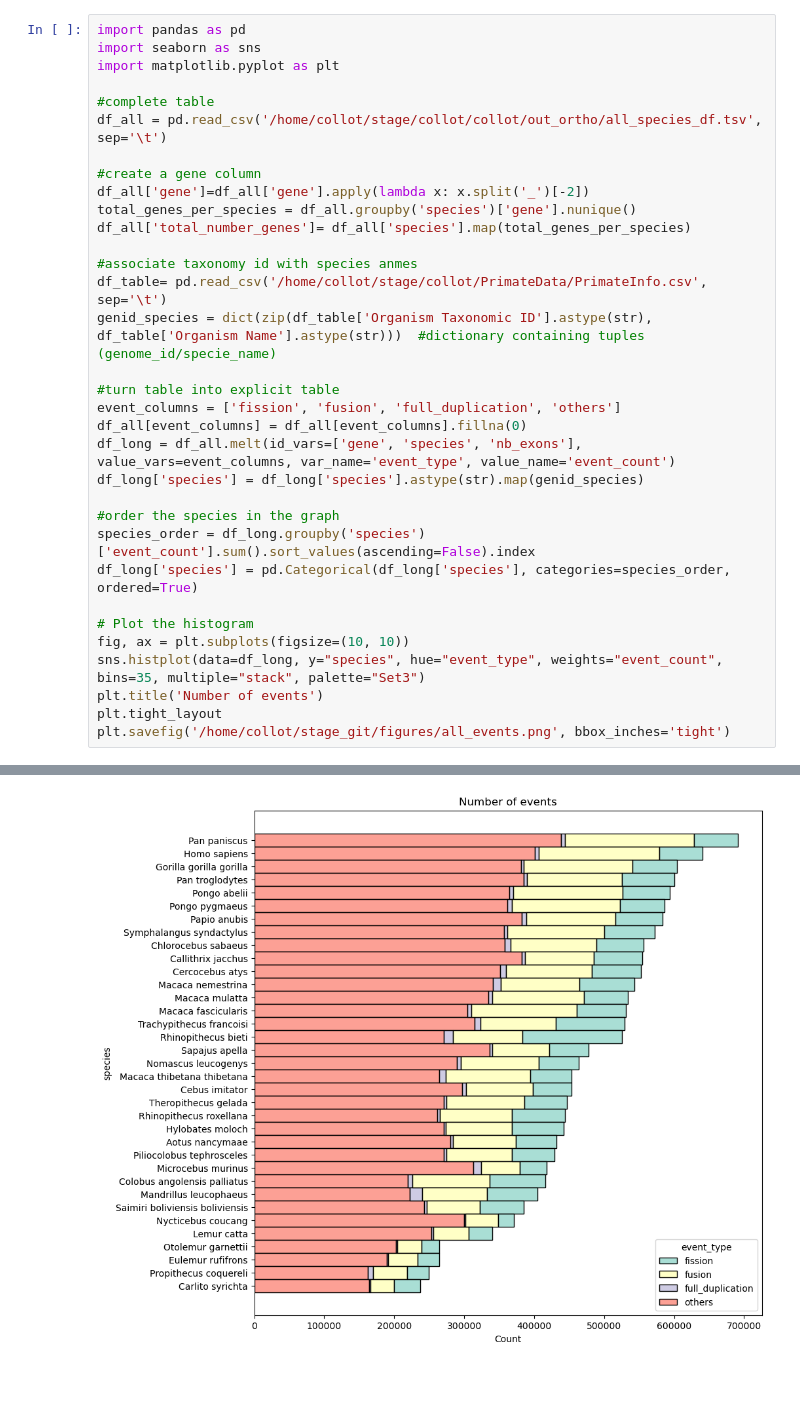
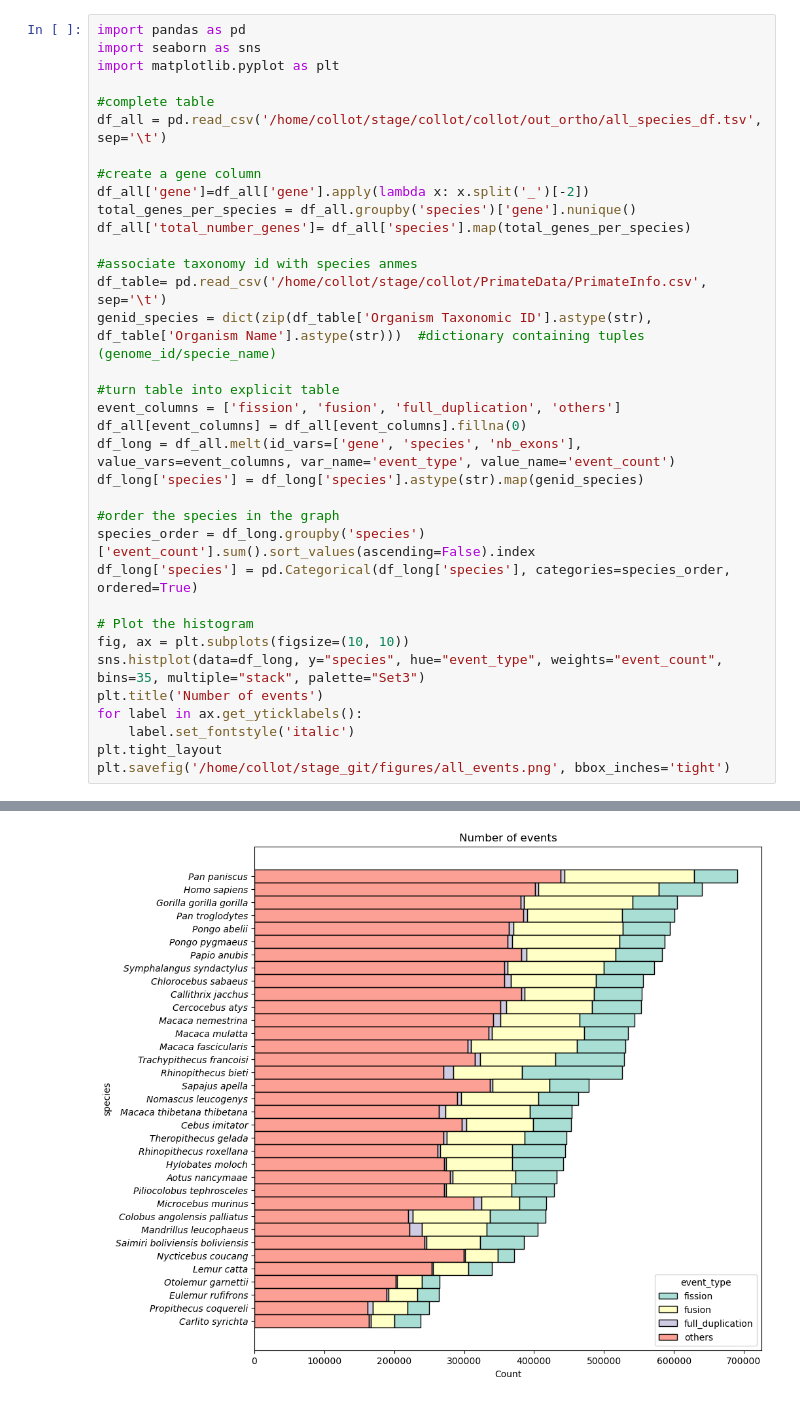
Before and after one commit to RoseCollot/Stage_CSTB_2025, a Jupyter notebook: code/orthologs/events_graphs.ipynb, the cells around one changed output, grey strips where cells are left out. Saved outputs shown, nothing was run; the diff lists cells and outputs as text.

```diff
--- a/code/orthologs/events_graphs.ipynb
+++ b/code/orthologs/events_graphs.ipynb
@@ -29,6 +29,8 @@ df_long['species'] = pd.Categorical(df_long['species'], categories=species_order
 fig, ax = plt.subplots(figsize=(10, 10))
 sns.histplot(data=df_long, y="species", hue="event_type", weights="event_count", bins=35, multiple="stack", palette="Set3")
 plt.title('Number of events')
+for label in ax.get_yticklabels():
+    label.set_fontstyle('italic')
 plt.tight_layout
 plt.savefig('/home/collot/stage_git/figures/all_events.png', bbox_inches='tight')
 # %% [output]
@@ -52,4 +37,4 @@ plt.savefig('/home/collot/stage_git/figures/all_events.png', bbox_inches='tight'
-[figure, old version]
+[figure, new version]
 # %%
 import pandas as pd
 import seaborn as sns
```
Also changed, not shown: parts of 4 cells of this notebook, 19 other files.
